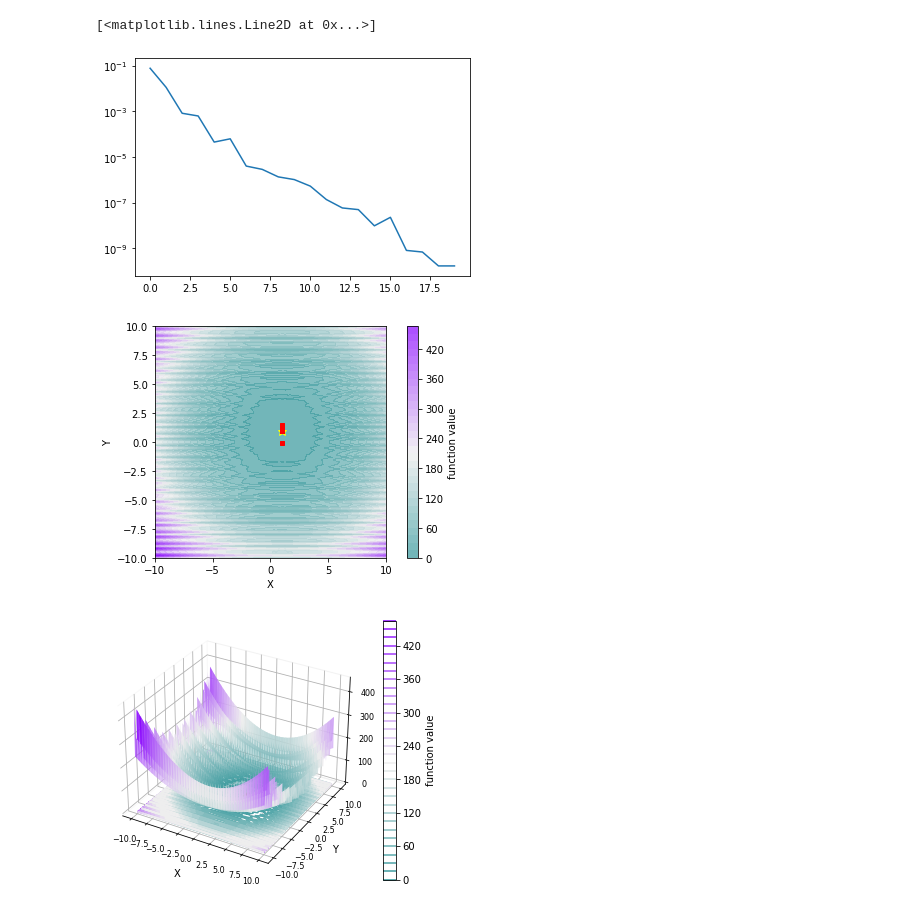
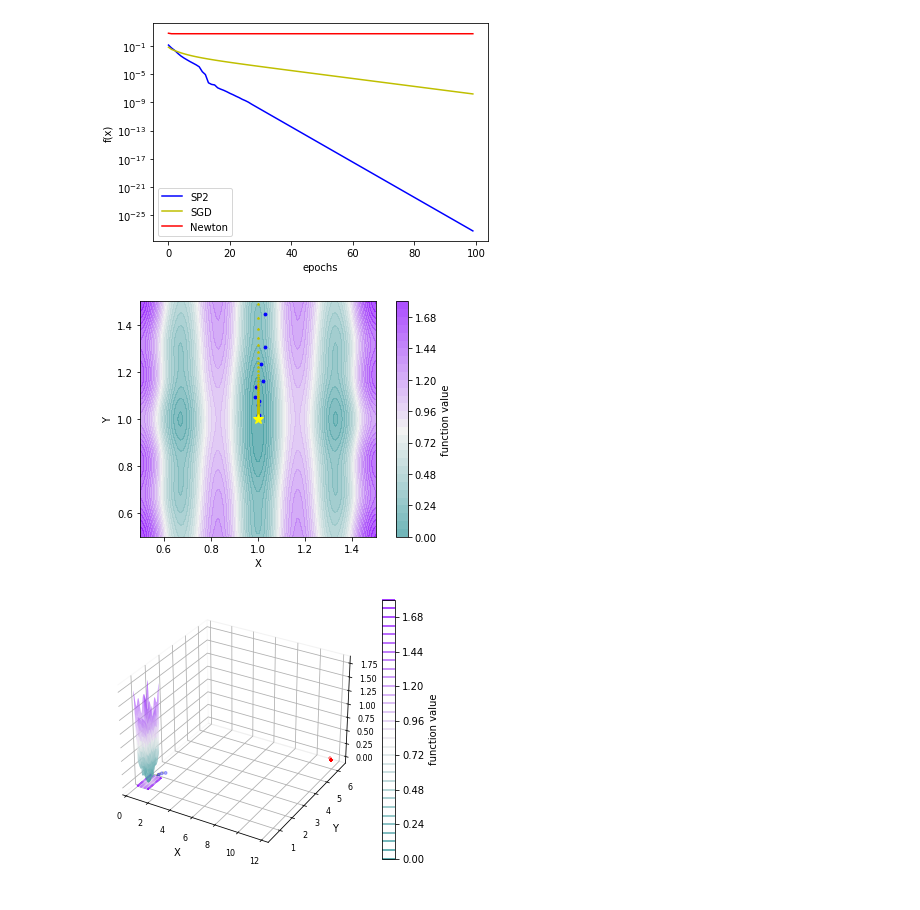
Before and after one commit to gowerrobert/sps_optimizers_with_martin_plots, a Jupyter notebook: 2D_examplesVisualization_rob_version.ipynb, the cells around one changed output. Saved outputs shown, nothing was run; the diff lists cells and outputs as text; code cells hidden in the pictures.

```diff
--- a/2D_examplesVisualization_rob_version.ipynb
+++ b/2D_examplesVisualization_rob_version.ipynb
@@ -103,15 +205,17 @@ def plot_level_set_results(bench_function,x_list):
 # %%
 d=2
-x_list, fval  =run_SP2plus(LevyN13_i, epochs=20, d=d)
-plt.semilogy(fval)
+epochs = 100
+x0 = torch.ones(d, requires_grad=True).double() *2.0
+fi = LevyN13_i
+ffull  = bench.function.LevyN13(d)
+SP2_x_list, SP2_fval  =run_SP2plus(fi, epochs=epochs, x0=x0, d=d, lr=0.5)
+SGD_x_list, SGD_fval  =run_SGD(fi, epochs=epochs, x0=x0, d=d, lr=0.5)
+newt_x_list, newt_fval=run_newton(fi, epochs=epochs, x0=x0, d=d, lr=0.5)
+plot_function_values(SP2_fval, SGD_fval, newt_fval)
+plot_level_set_results(ffull,[SP2_x_list, SGD_x_list, newt_x_list], ['bs', 'yd','r+'])
 # %% [output]
-[<matplotlib.lines.Line2D at 0x...>]
-[figure, old version]
+[figure, new version]
+[figure, added]
+[figure, added]
-# %%
-LevyN13 = bench.function.LevyN13(d)
-plot_level_set_results(LevyN13,x_list)
-# %% [output]
-[figure, removed]
-[figure, removed]
 # %%
 d=2
```
Also changed, not shown: parts of 6 cells of this notebook, 2 other files.
